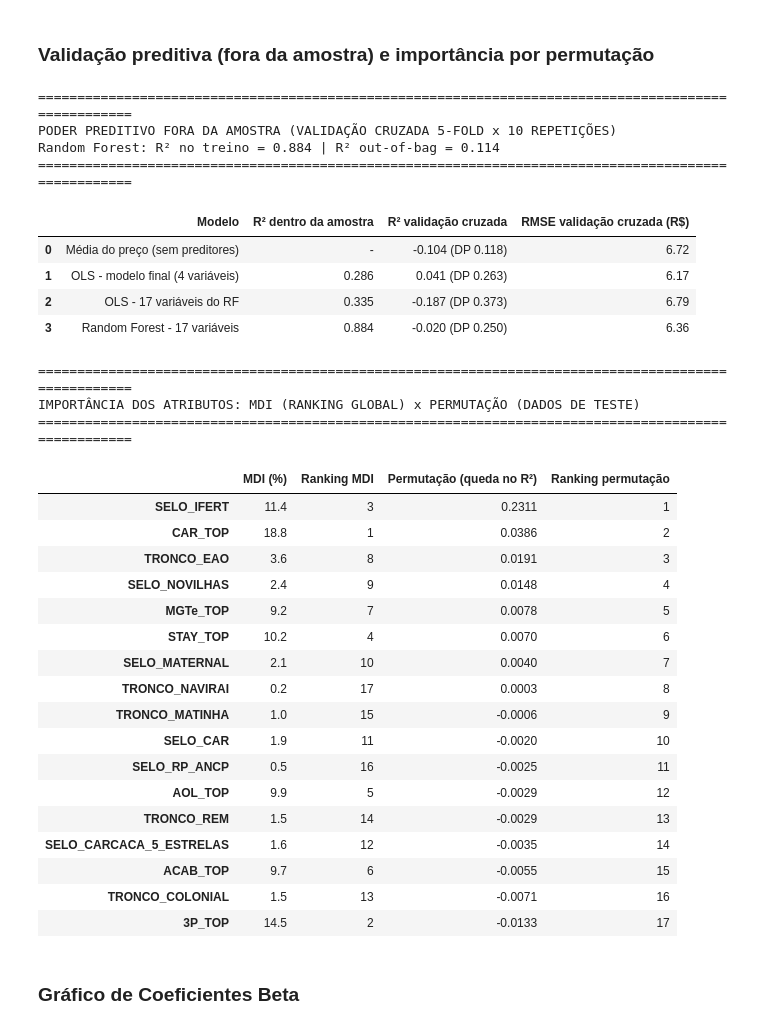
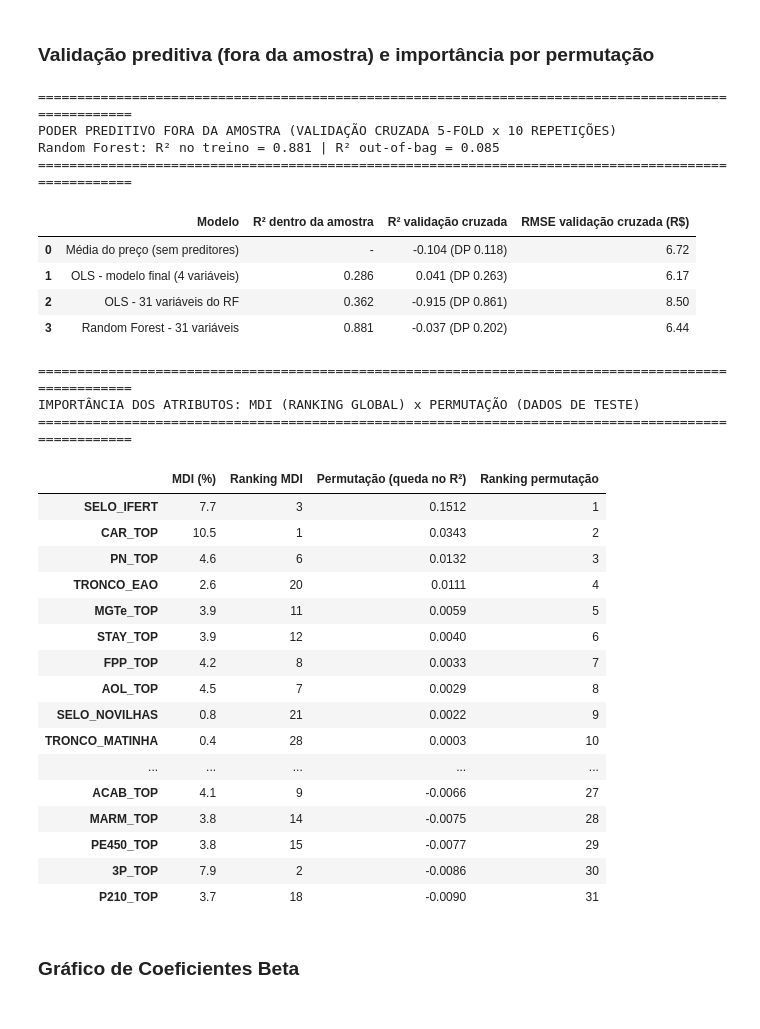
Before and after one commit to Sandro-IFTM/Rafael_Proj04, a Jupyter notebook: 13_multivariada_total.ipynb, the cells around one changed output. Drawn from its saved outputs; the diff is of its cells as text; code cells hidden in the pictures.

```diff
--- a/13_multivariada_total.ipynb
+++ b/13_multivariada_total.ipynb
@@ -68,12 +68,17 @@ def marca_tronco(r, padrao, campos=CAMPOS_PEDIGREE):
     # Busca por PALAVRA INTEIRA (\b) para evitar falsos positivos (ex.: 'MAT' dentro de 'DIPLOMATA')
     return 1 if any(re.search(padrao, str(r[c]).upper()) for c in campos) else 0
 
+# Revisão (out/2026): acrescentadas as linhagens Lemgruber/Mundo Novo (22 touros) e IZ (13), com os mesmos
+#   padrões dos cadernos 08, 09, 11 e 12. Elas faltavam neste caderno e ficavam fora do ranking global e da
+#   validação, embora o artigo descreva as 7 linhagens.
 troncos = {
     'TRONCO_EAO': lambda r: marca_tronco(r, r'\bEAO\b', CAMPOS_PEDIGREE + ['criador']),
     'TRONCO_REM': lambda r: marca_tronco(r, r'\bREM\b'),
     'TRONCO_NAVIRAI': lambda r: marca_tronco(r, r'NAVIRA[IÍ]'),
     'TRONCO_MATINHA': lambda r: marca_tronco(r, r'\bMAT\b|MATINHA'),
-    'TRONCO_COLONIAL': lambda r: marca_tronco(r, r'\bCOL\b|COLONIAL')
+    'TRONCO_COLONIAL': lambda r: marca_tronco(r, r'\bCOL\b|COLONIAL'),
+    'TRONCO_LEMGRUBER_MN': lambda r: marca_tronco(r, r'\bMN\b|MUNDO NOVO|LEMGRUBER'),
+    'TRONCO_IZ': lambda r: marca_tronco(r, r'\bIZ\b|SERTÃOZINHO'),
 }
 
 for nome, func in troncos.items():
@@ -92,8 +97,12 @@ BASE INTEGRADA PRONTA: N = 115 touros com DEPs, Selos e Linhagens
 # Revisão (out/2026): o ranking global usa todos os selos e linhagens construídos acima. A lista fixa anterior
 #   deixava de fora NOVILHAS, RP-ANCP, Matinha e Colonial e usava SELO_CARCACA, que juntava as três
 #   classes de carcaça.
+# Revisão (out/2026): as DEPs eram seis escolhidas sem critério documentado (CAR, MGTe, 3P, ACAB, AOL e STAY), diferentes
+#   das usadas no caderno 05. O ranking global passa a usar as 18 DEPs, como os cadernos 05, 10 e 11.
+DEPS_TODAS = ['MGTe_TOP', 'P210_TOP', 'P365_TOP', 'P450_TOP', 'FRAME_TOP', 'PAC_TOP', '3P_TOP', 'IPP_TOP', 'STAY_TOP',
+              'PE450_TOP', 'MP120_TOP', 'MP210_TOP', 'PN_TOP', 'FPP_TOP', 'AOL_TOP', 'ACAB_TOP', 'MARM_TOP', 'CAR_TOP']
 features_rf = (
-    ['CAR_TOP', 'MGTe_TOP', '3P_TOP', 'ACAB_TOP', 'AOL_TOP', 'STAY_TOP']
+    DEPS_TODAS
     + list(SELOS_MODELO.keys())
     + list(troncos.keys())
 )
@@ -452,8 +495,8 @@ cv = RepeatedKFold(n_splits=5, n_repeats=10, random_state=42)
 modelos = {
     'Média do preço (sem preditores)': (DummyRegressor(), X_rf, None),
     'OLS - modelo final (4 variáveis)': (LinearRegression(), X_rf[VARS_FINAL], m3.rsquared),
-    'OLS - 17 variáveis do RF': (LinearRegression(), X_rf, LinearRegression().fit(X_rf, y_rf).score(X_rf, y_rf)),
-    'Random Forest - 17 variáveis': (RandomForestRegressor(n_estimators=500, random_state=42, max_features='sqrt'),
+    'OLS - 31 variáveis do RF': (LinearRegression(), X_rf, LinearRegression().fit(X_rf, y_rf).score(X_rf, y_rf)),
+    'Random Forest - 31 variáveis': (RandomForestRegressor(n_estimators=500, random_state=42, max_features='sqrt'),
                                      X_rf, rf_oob.score(X_rf, y_rf)),
 }
 linhas = []
@@ -478,53 +521,52 @@ perm = []
 for k, (tr, te) in enumerate(RepeatedKFold(n_splits=5, n_repeats=4, random_state=7).split(X_rf)):
     m_rf = RandomForestRegressor(n_estimators=500, random_state=42, max_features='sqrt', n_jobs=-1)
     m_rf.fit(X_rf.iloc[tr], y_rf.iloc[tr])
     p = permutation_importance(m_rf, X_rf.iloc[te], y_rf.iloc[te], n_repeats=10, random_state=k, scoring='r2',
                                n_jobs=-1)
     perm.append(p.importances_mean)
 imp_perm = pd.Series(np.mean(perm, axis=0), index=features_rf)
 imp_mdi = pd.Series(rf.feature_importances_ * 100, index=features_rf)
 df_imp_comp = pd.DataFrame({
     'MDI (%)': imp_mdi.round(1),
     'Ranking MDI': imp_mdi.rank(ascending=False).astype(int),
     'Permutação (queda no R²)': imp_perm.round(4),
     'Ranking permutação': imp_perm.rank(ascending=False).astype(int),
 }).sort_values('Ranking permutação')
 
 print("\n" + "=" * 100)
 print("IMPORTÂNCIA DOS ATRIBUTOS: MDI (RANKING GLOBAL) x PERMUTAÇÃO (DADOS DE TESTE)")
 print("=" * 100)
 display(df_imp_comp)
 # %% [output]
 ====================================================================================================
 PODER PREDITIVO FORA DA AMOSTRA (VALIDAÇÃO CRUZADA 5-FOLD x 10 REPETIÇÕES)
-Random Forest: R² no treino = 0.884 | R² out-of-bag = 0.114
+Random Forest: R² no treino = 0.881 | R² out-of-bag = 0.085
 ====================================================================================================
 |  | Modelo | R² dentro da amostra | R² validação cruzada | RMSE validação cruzada (R$) |
 | 0 | Média do preço (sem preditores) | - | -0.104 (DP 0.118) | 6.72 |
 | 1 | OLS - modelo final (4 variáveis) | 0.286 | 0.041 (DP 0.263) | 6.17 |
-| 2 | OLS - 17 variáveis do RF | 0.335 | -0.187 (DP 0.373) | 6.79 |
-| 3 | Random Forest - 17 variáveis | 0.884 | -0.020 (DP 0.250) | 6.36 |
+| 2 | OLS - 31 variáveis do RF | 0.362 | -0.915 (DP 0.861) | 8.50 |
+| 3 | Random Forest - 31 variáveis | 0.881 | -0.037 (DP 0.202) | 6.44 |
 ====================================================================================================
 IMPORTÂNCIA DOS ATRIBUTOS: MDI (RANKING GLOBAL) x PERMUTAÇÃO (DADOS DE TESTE)
 ====================================================================================================
 |  | MDI (%) | Ranking MDI | Permutação (queda no R²) | Ranking permutação |
-| SELO_IFERT | 11.4 | 3 | 0.2311 | 1 |
-| CAR_TOP | 18.8 | 1 | 0.0386 | 2 |
-| TRONCO_EAO | 3.6 | 8 | 0.0191 | 3 |
-| SELO_NOVILHAS | 2.4 | 9 | 0.0148 | 4 |
-| MGTe_TOP | 9.2 | 7 | 0.0078 | 5 |
-| STAY_TOP | 10.2 | 4 | 0.0070 | 6 |
-| SELO_MATERNAL | 2.1 | 10 | 0.0040 | 7 |
-| TRONCO_NAVIRAI | 0.2 | 17 | 0.0003 | 8 |
-| TRONCO_MATINHA | 1.0 | 15 | -0.0006 | 9 |
-| SELO_CAR | 1.9 | 11 | -0.0020 | 10 |
-| SELO_RP_ANCP | 0.5 | 16 | -0.0025 | 11 |
-| AOL_TOP | 9.9 | 5 | -0.0029 | 12 |
-| TRONCO_REM | 1.5 | 14 | -0.0029 | 13 |
-| SELO_CARCACA_5_ESTRELAS | 1.6 | 12 | -0.0035 | 14 |
-| ACAB_TOP | 9.7 | 6 | -0.0055 | 15 |
-| TRONCO_COLONIAL | 1.5 | 13 | -0.0071 | 16 |
-| 3P_TOP | 14.5 | 2 | -0.0133 | 17 |
+| SELO_IFERT | 7.7 | 3 | 0.1512 | 1 |
+| CAR_TOP | 10.5 | 1 | 0.0343 | 2 |
+| PN_TOP | 4.6 | 6 | 0.0132 | 3 |
+| TRONCO_EAO | 2.6 | 20 | 0.0111 | 4 |
+| MGTe_TOP | 3.9 | 11 | 0.0059 | 5 |
+| STAY_TOP | 3.9 | 12 | 0.0040 | 6 |
+| FPP_TOP | 4.2 | 8 | 0.0033 | 7 |
+| AOL_TOP | 4.5 | 7 | 0.0029 | 8 |
+| SELO_NOVILHAS | 0.8 | 21 | 0.0022 | 9 |
+| TRONCO_MATINHA | 0.4 | 28 | 0.0003 | 10 |
+| ... | ... | ... | ... | ... |
+| ACAB_TOP | 4.1 | 9 | -0.0066 | 27 |
+| MARM_TOP | 3.8 | 14 | -0.0075 | 28 |
+| PE450_TOP | 3.8 | 15 | -0.0077 | 29 |
+| 3P_TOP | 7.9 | 2 | -0.0086 | 30 |
+| P210_TOP | 3.7 | 18 | -0.0090 | 31 |
 # %% [markdown]
 ###  Gráfico de Coeficientes Beta
 # %%
```
Also changed, not shown: parts of 4 cells of this notebook, 6 other files.
